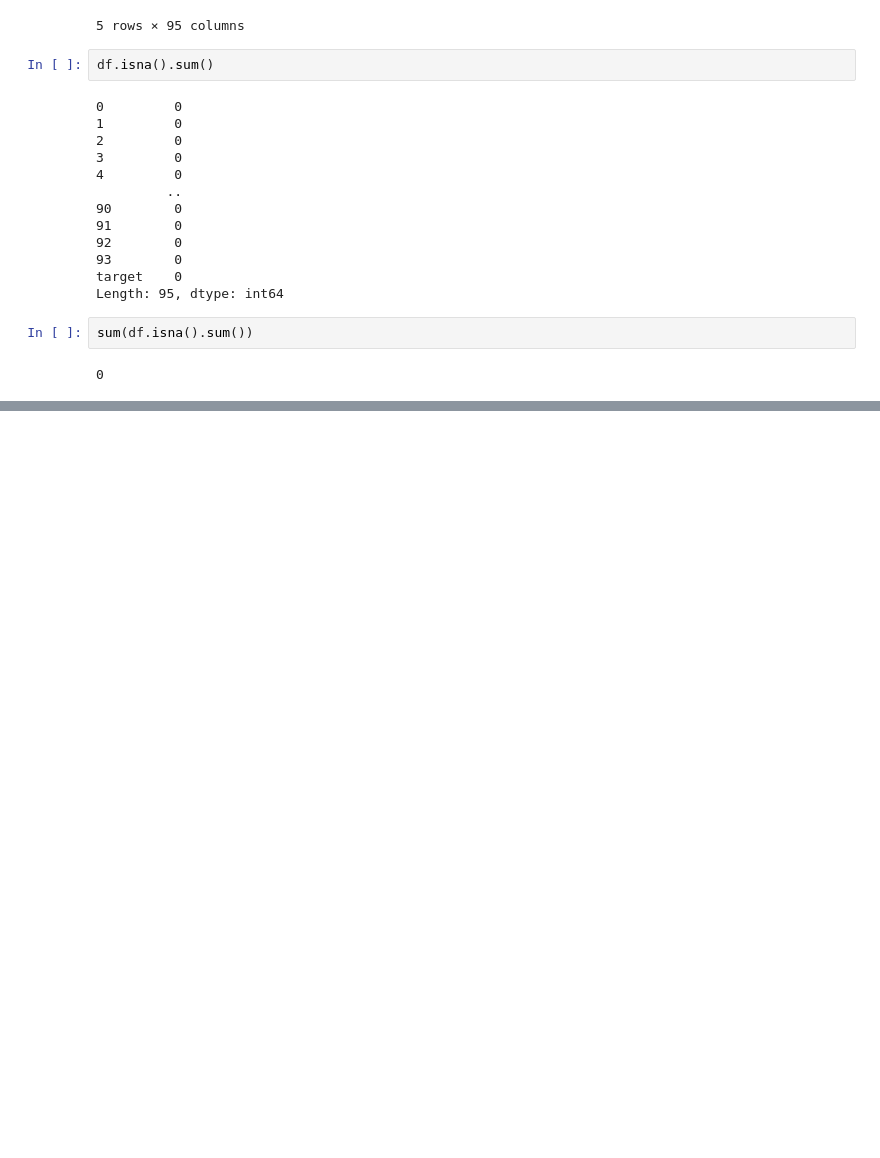
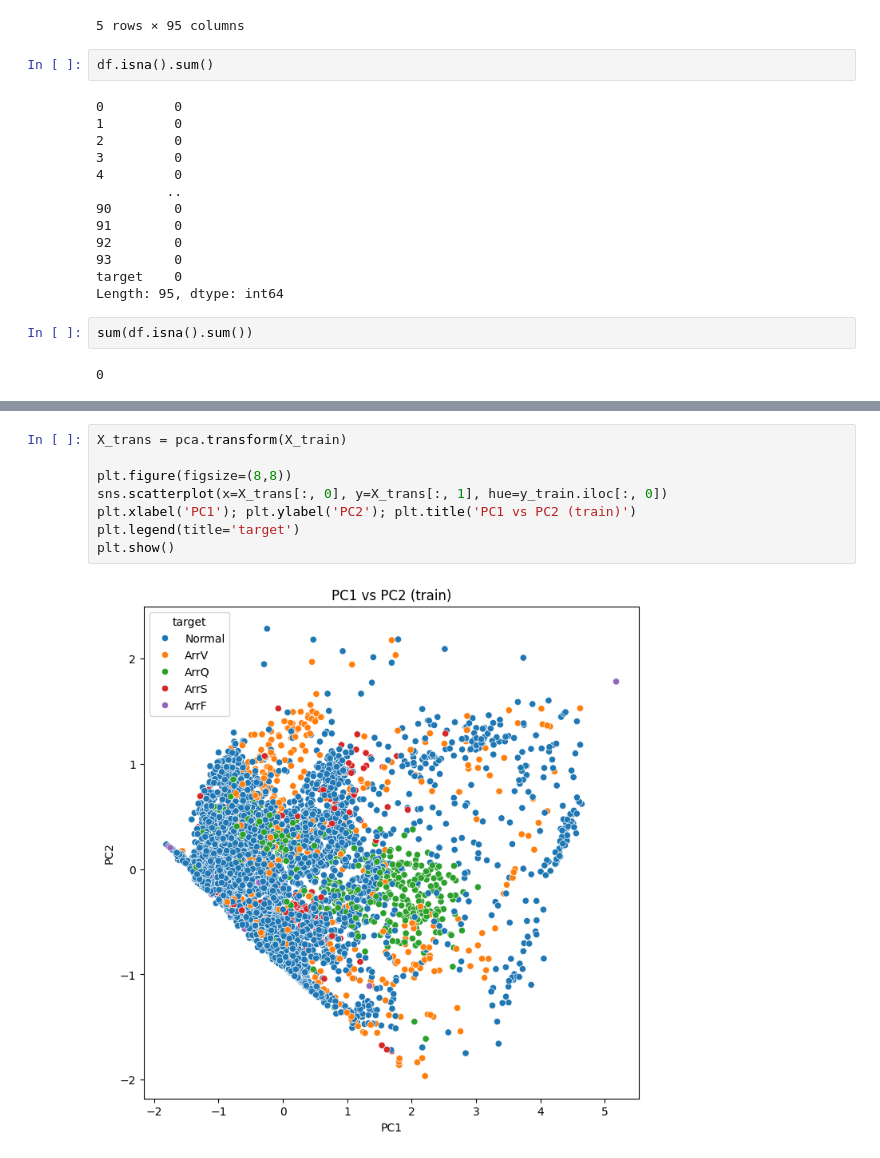
Before and after one commit to anaAparicioO5/apa_problemes, a Jupyter notebook: desbalance.ipynb, the cells around one changed output, grey strips where cells are left out. Drawn from its saved outputs; the diff is of its cells as text; blank space fills up the shorter version.

```diff
--- a/desbalance.ipynb
+++ b/desbalance.ipynb
@@ -53,0 +117,10 @@ sum(df.isna().sum())
+# %%
+X_trans = pca.transform(X_train)
+
+plt.figure(figsize=(8,8))
+sns.scatterplot(x=X_trans[:, 0], y=X_trans[:, 1], hue=y_train.iloc[:, 0])
+plt.xlabel('PC1'); plt.ylabel('PC2'); plt.title('PC1 vs PC2 (train)')
+plt.legend(title='target')
+plt.show()
+# %% [output]
+[figure, added]
```
Also changed, not shown: parts of 19 cells of this notebook.
